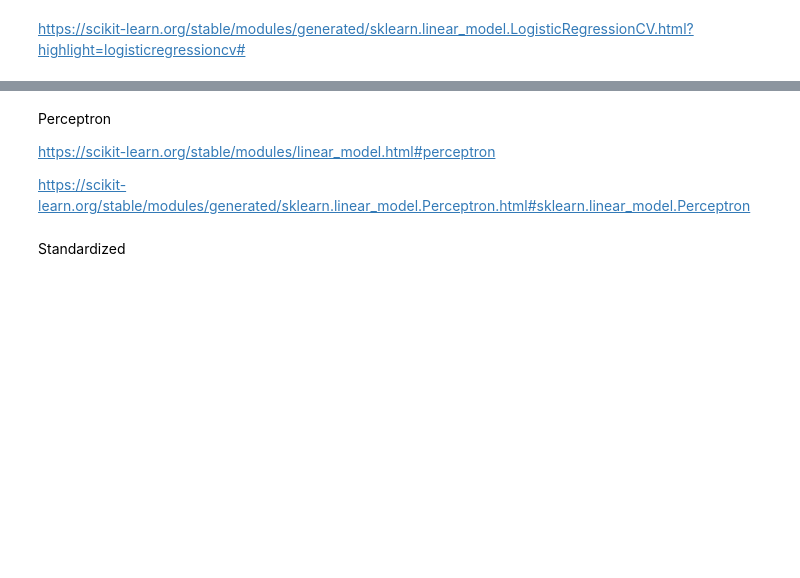
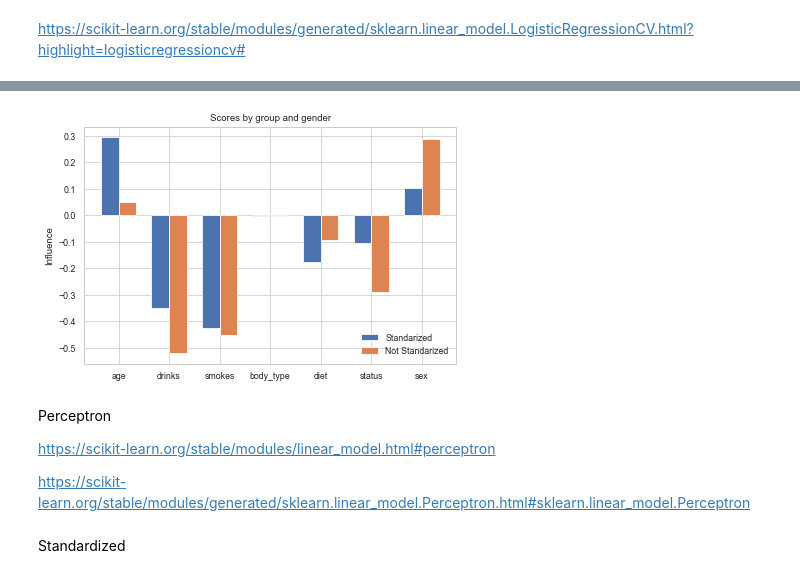
Before and after one commit to 4tolon/Date_a_Scientist, a Jupyter notebook: date-a-scientist.ipynb, the cells around one changed output, grey strips where cells are left out. Saved outputs shown, nothing was run; the diff lists cells and outputs as text; code cells hidden in the pictures; blank space fills up the shorter version.

```diff
--- a/date-a-scientist.ipynb
+++ b/date-a-scientist.ipynb
@@ -725,0 +818,13 @@ plt.show()
+# %%
+coefficients_LRCV_s = model_drugs_LRCV_s.coef_
+coefficients_LRCV_ns = model_drugs_LRCV_ns.coef_
+coeflist_LRCV_s = coefficients_LRCV_s.tolist()[0]
+coeflist_LRCV_ns = coefficients_LRCV_ns.tolist()[0]
+LRCV_coef = [coeflist_LRCV_s, coeflist_LRCV_ns]
+
+df_LRCV = DataFrame(LRCV_coef)
+df_LRCV.columns = ['age','drinks','smokes', 'body_type', 'diet', 'status', 'sex']
+df_LRCV['Time to calc'] = [t_LRCV_s, t_LRCV_ns]
+df_LRCV['Type of data'] = ['Standarized', 'Not standarized']
+df_LRCV['model'] = 'Ridge Classifier'
+df_LRCV
@@ -726,3 +835,26 @@ plt.show()
+# %%
+# create plot
+labels = ['age','drinks','smokes', 'body_type', 'diet', 'status', 'sex']
+
+x = np.arange(len(labels))  # the label locations
+width = 0.35  # the width of the bars
+
+fig, ax = plt.subplots()
+rects1 = ax.bar(x - width/2, coeflist_LRCV_s, width, label='Standarized')
+rects2 = ax.bar(x + width/2, coeflist_LRCV_ns, width, label='Not Standarized')
+
+# Add some text for labels, title and custom x-axis tick labels, etc.
+ax.set_ylabel('Influence')
+ax.set_title('Scores by group and gender')
+ax.set_xticks(x)
+ax.set_xticklabels(labels)
+ax.legend()
+
+fig.tight_layout()
+
+plt.show()
+# %% [output]
+[figure, added]
 # %% [markdown]
 Perceptron
 
```
Also changed, not shown: parts of 64 cells of this notebook.
